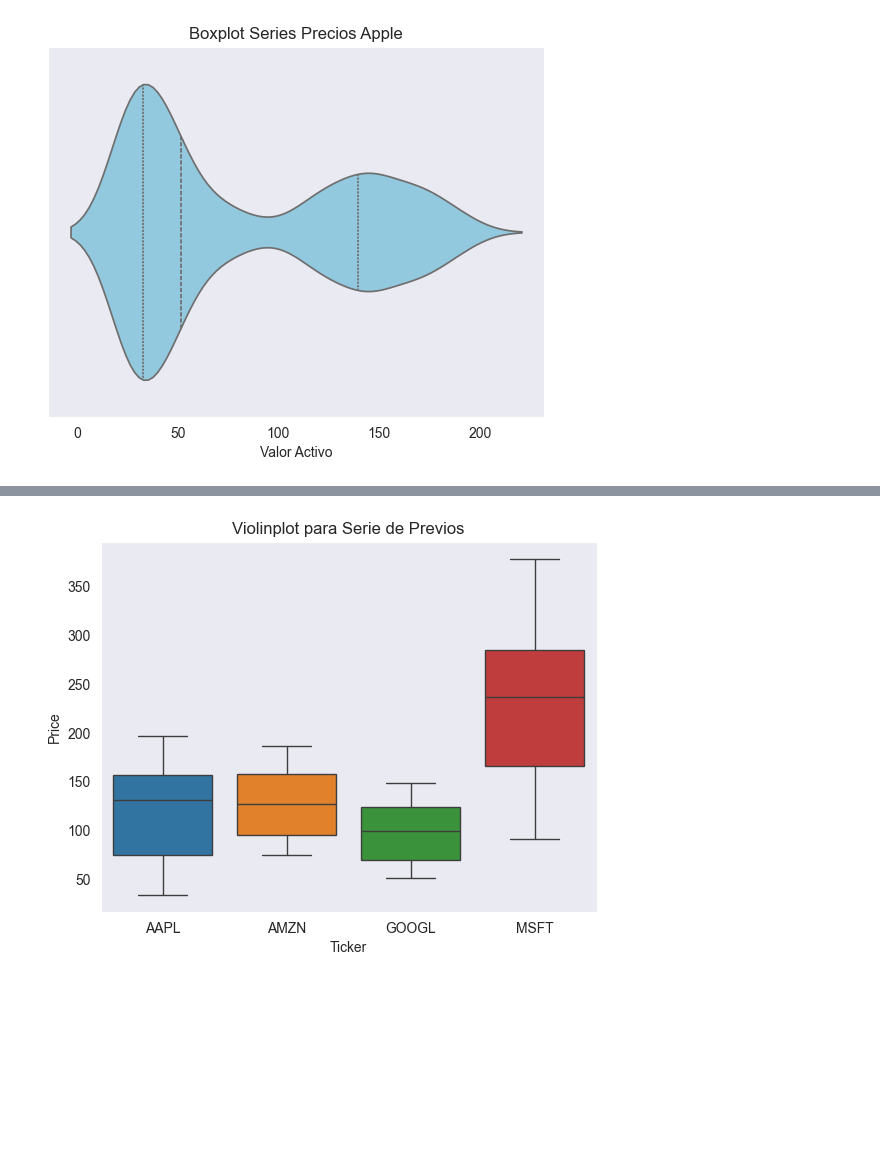
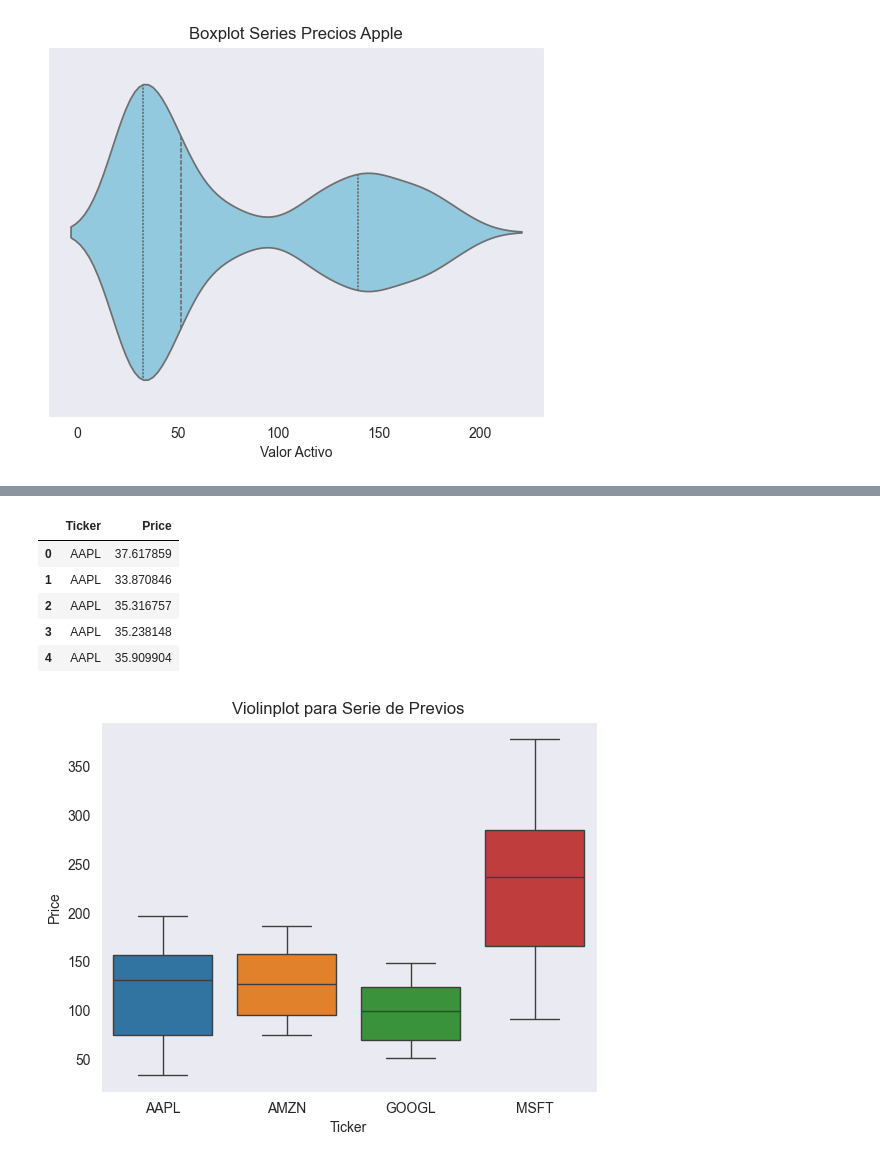
Before and after one commit to anmedinas/DS_Finance, a Jupyter notebook: clase_03/yfinance_data.ipynb, the cells around one changed output, grey strips where cells are left out. Cells and saved outputs as stored; diff of their text form; code cells hidden in the pictures; blank space fills up the shorter version.

```diff
--- a/clase_03/yfinance_data.ipynb
+++ b/clase_03/yfinance_data.ipynb
@@ -684 +744,11 @@ plt.show()
+# %%
+melt_df = data.melt(var_name = 'Ticker', value_name = 'Price')
+melt_df.head()
+# %% [output]
+|  | Ticker | Price |
+| 0 | AAPL | 37.617859 |
+| 1 | AAPL | 33.870846 |
+| 2 | AAPL | 35.316757 |
+| 3 | AAPL | 35.238148 |
+| 4 | AAPL | 35.909904 |
 # %%
```
Also changed, not shown: parts of 32 cells of this notebook, 4 other files.
